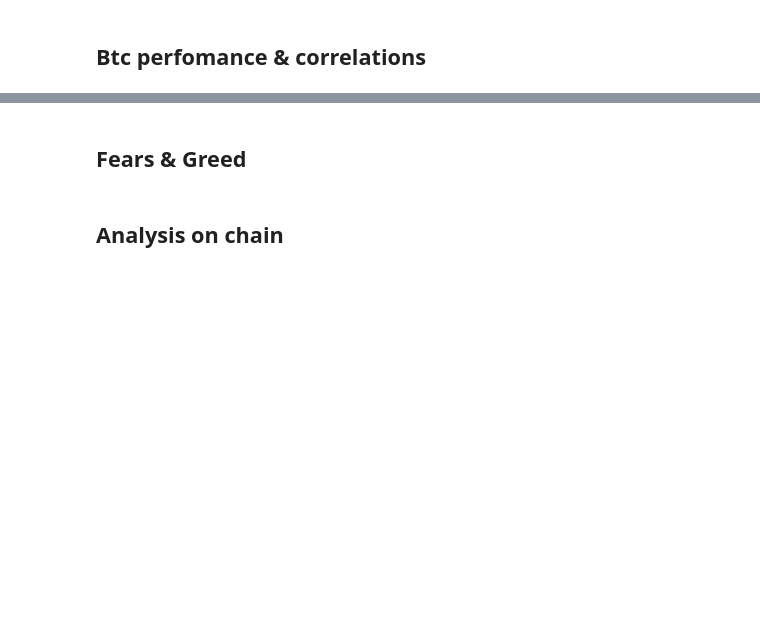
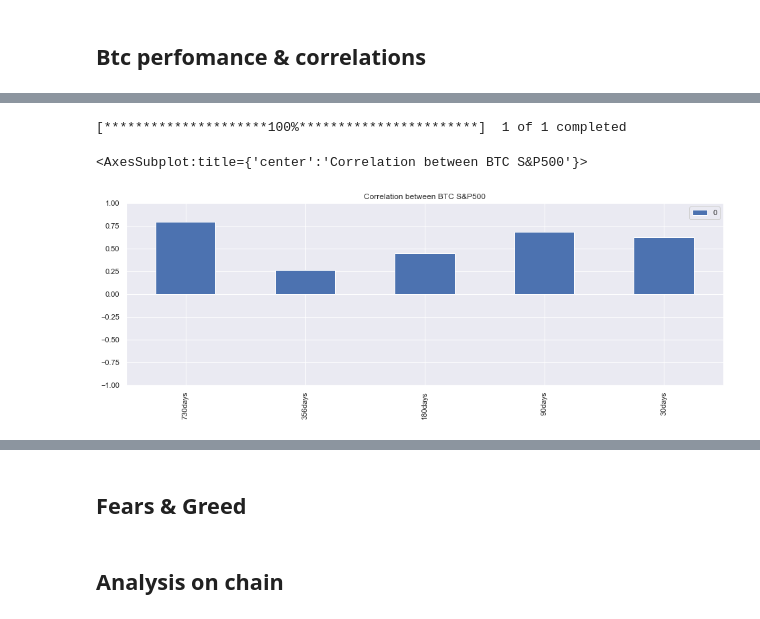
Before and after one commit to cardano-on-the-road/youtube, a Jupyter notebook: btc-dash/dashboard.ipynb, the cells around one changed output, grey strips where cells are left out. Saved outputs shown, nothing was run; the diff lists cells and outputs as text; code cells hidden in the pictures; blank space fills up the shorter version.

```diff
--- a/btc-dash/dashboard.ipynb
+++ b/btc-dash/dashboard.ipynb
@@ -49,0 +60,11 @@ fig.show()
+# %%
+sp = yf.download('^GSPC', start=start, end=dt.date.today())
+ris = corr(df, sp, [730, 356, 180, 90, 30])
+ris.plot(kind='bar',
+         title='Correlation between BTC S&P500'.format(asset),
+         figsize=(16,5),
+         ylim=([-1,1]))
+# %% [output]
+[*********************100%***********************]  1 of 1 completed
+<AxesSubplot:title={'center':'Correlation between BTC S&P500'}>
+[figure, added]
```
Also changed, not shown: parts of 5 cells of this notebook, 1 other file.
